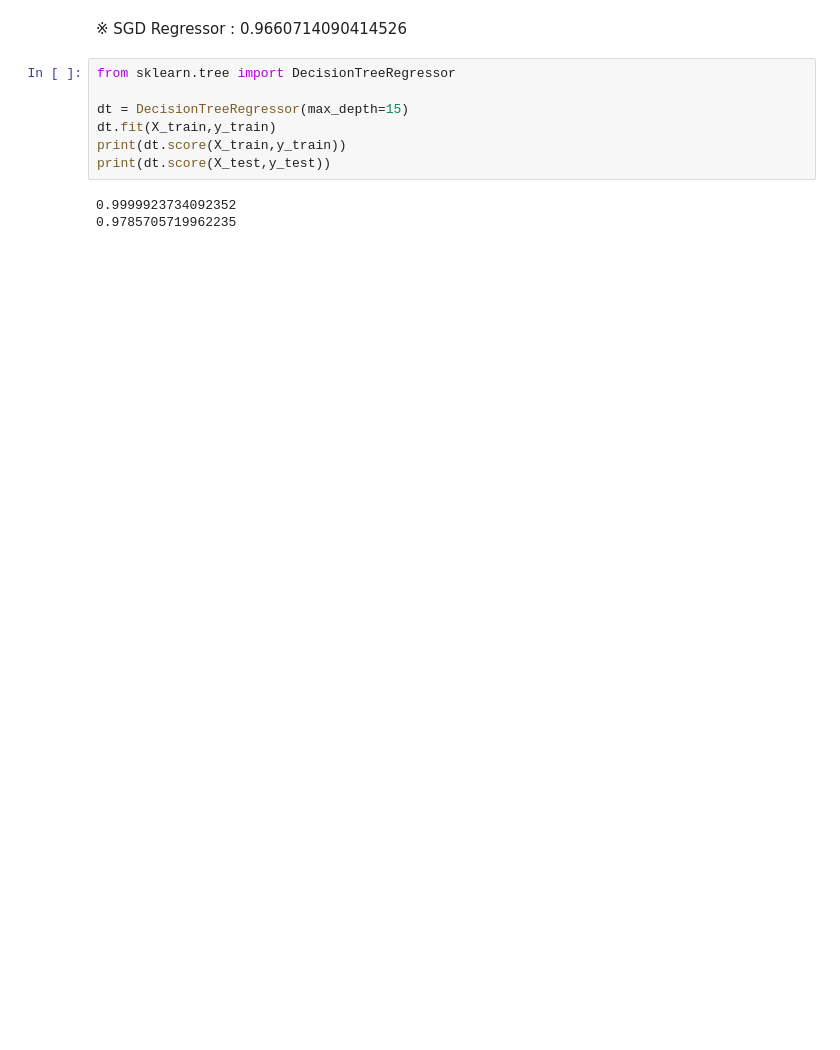
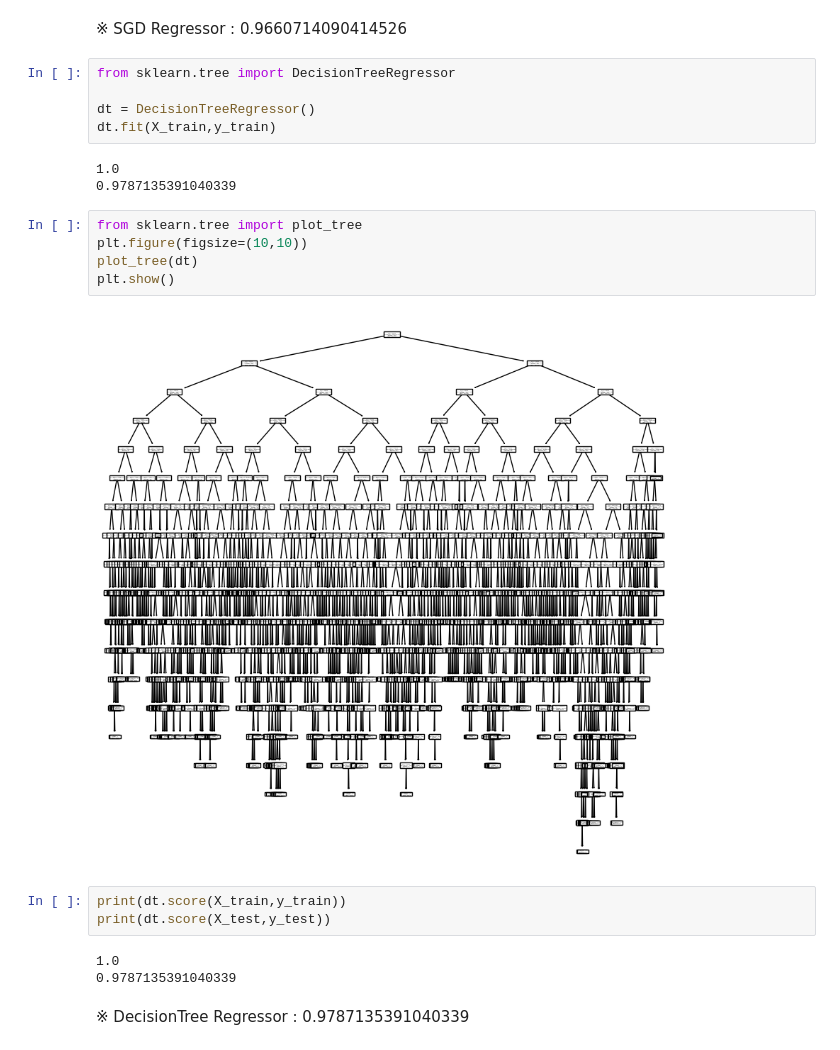
Before and after one commit to woojinhong03/My_Study_In_2022, a Jupyter notebook: uos/uos.ipynb, the cells around one changed output. Cells and saved outputs as stored; diff of their text form; blank space fills up the shorter version.

```diff
--- a/uos/uos.ipynb
+++ b/uos/uos.ipynb
@@ -410,10 +410,23 @@ Total training time: 0.01 seconds.
 # %%
 from sklearn.tree import DecisionTreeRegressor
 
-dt = DecisionTreeRegressor(max_depth=15)
+dt = DecisionTreeRegressor()
 dt.fit(X_train,y_train)
-print(dt.score(X_train,y_train))
-print(dt.score(X_test,y_test))
 # %% [output]
-0.9999923734092352
-0.9785705719962235
+1.0
+0.9787135391040339
+# %%
+from sklearn.tree import plot_tree
+plt.figure(figsize=(10,10))
+plot_tree(dt)
+plt.show()
+# %% [output]
+[figure, added]
+# %%
+print(dt.score(X_train,y_train))
+print(dt.score(X_test,y_test))
+# %% [output]
+1.0
+0.9787135391040339
+# %% [markdown]
+※ DecisionTree Regressor : 0.9787135391040339
```
Also changed, not shown: parts of 1 cell of this notebook.
